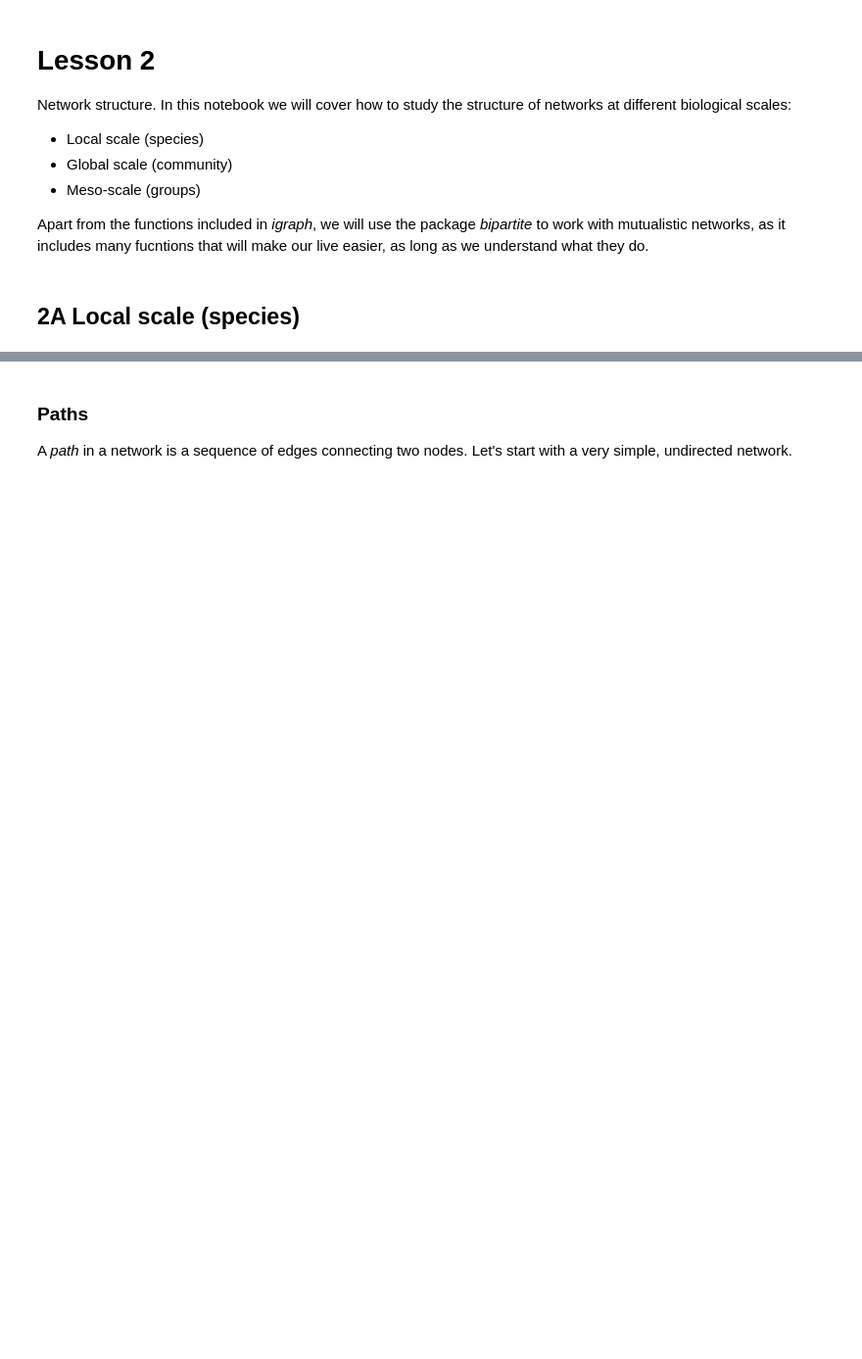
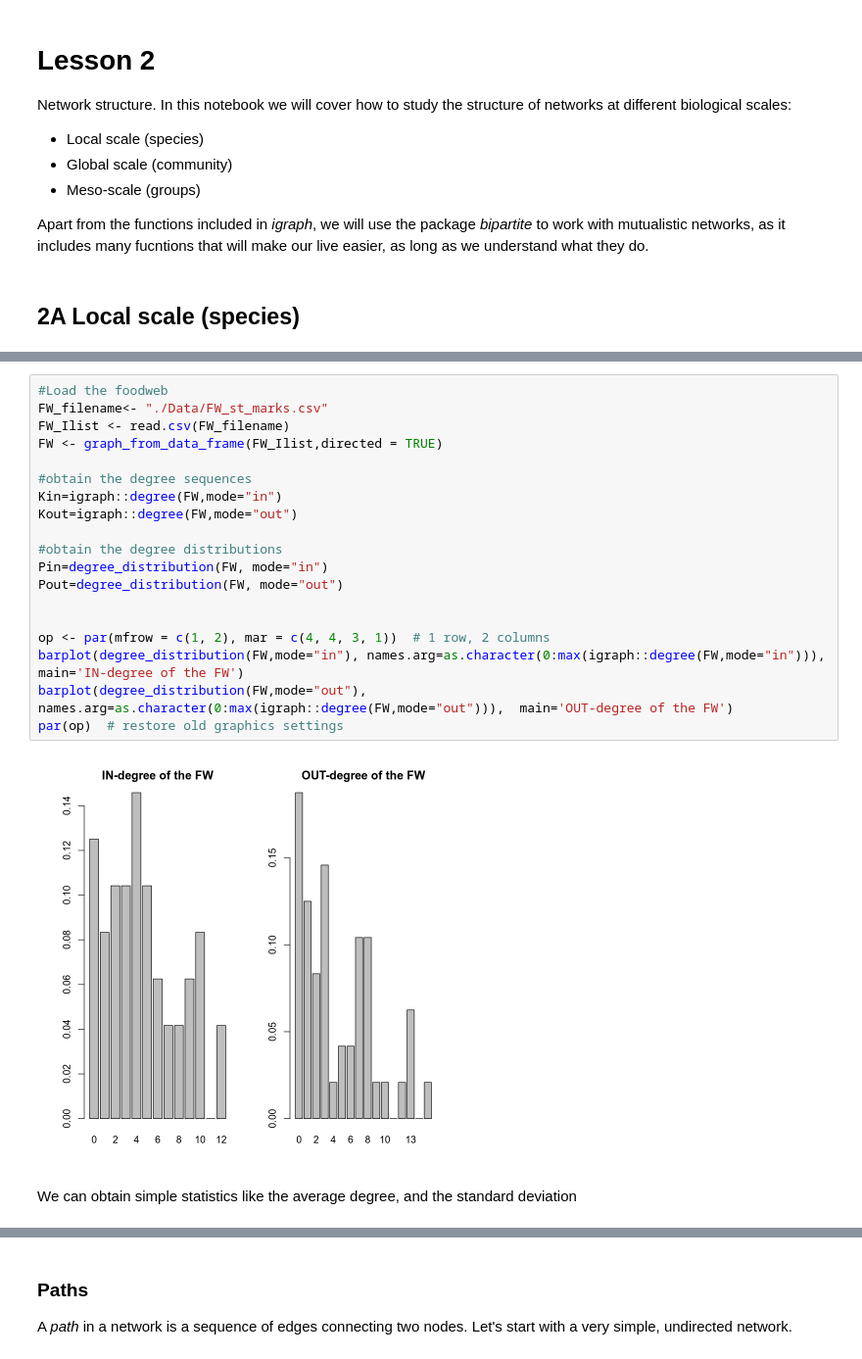
Before and after one commit to domgarvir/UPO_econetworks, a Jupyter notebook: Lesson01_2.ipynb, the cells around one changed output, grey strips where cells are left out. Shown at 98% size. Drawn from its saved outputs; the diff is of its cells as text; blank space fills up the shorter version.

```diff
--- a/Lesson01_2.ipynb
+++ b/Lesson01_2.ipynb
@@ -14,0 +42,23 @@ Apart from the functions included in *igraph*, we will use the package *bipartit
+# %%
+#Load the foodweb
+FW_filename<- "./Data/FW_st_marks.csv"
+FW_Ilist <- read.csv(FW_filename)
+FW <- graph_from_data_frame(FW_Ilist,directed = TRUE)
+
+#obtain the degree sequences
+Kin=igraph::degree(FW,mode="in")
+Kout=igraph::degree(FW,mode="out")
+
+#obtain the degree distributions
+Pin=degree_distribution(FW, mode="in")
+Pout=degree_distribution(FW, mode="out")
+
+
+op <- par(mfrow = c(1, 2), mar = c(4, 4, 3, 1))  # 1 row, 2 columns
+barplot(degree_distribution(FW,mode="in"), names.arg=as.character(0:max(igraph::degree(FW,mode="in"))),  main='IN-degree of the FW')
+barplot(degree_distribution(FW,mode="out"), names.arg=as.character(0:max(igraph::degree(FW,mode="out"))),  main='OUT-degree of the FW')
+par(op)  # restore old graphics settings
+# %% [output]
+[figure, added]
+# %% [markdown]
+We can obtain simple statistics like the average degree, and the standard deviation
```
Also changed, not shown: parts of 28 cells of this notebook, 15 other files.
